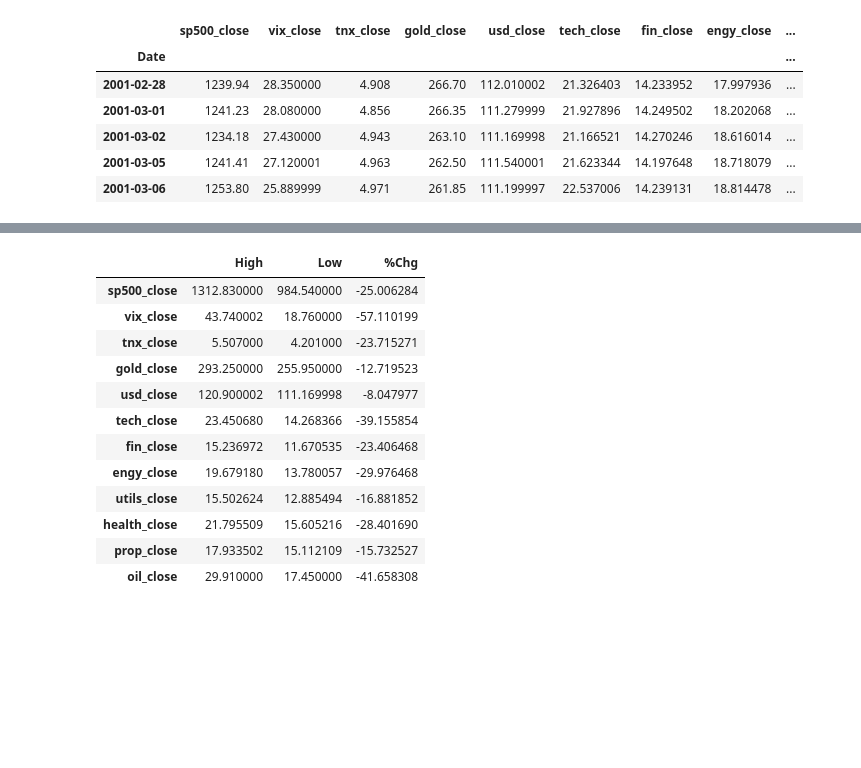
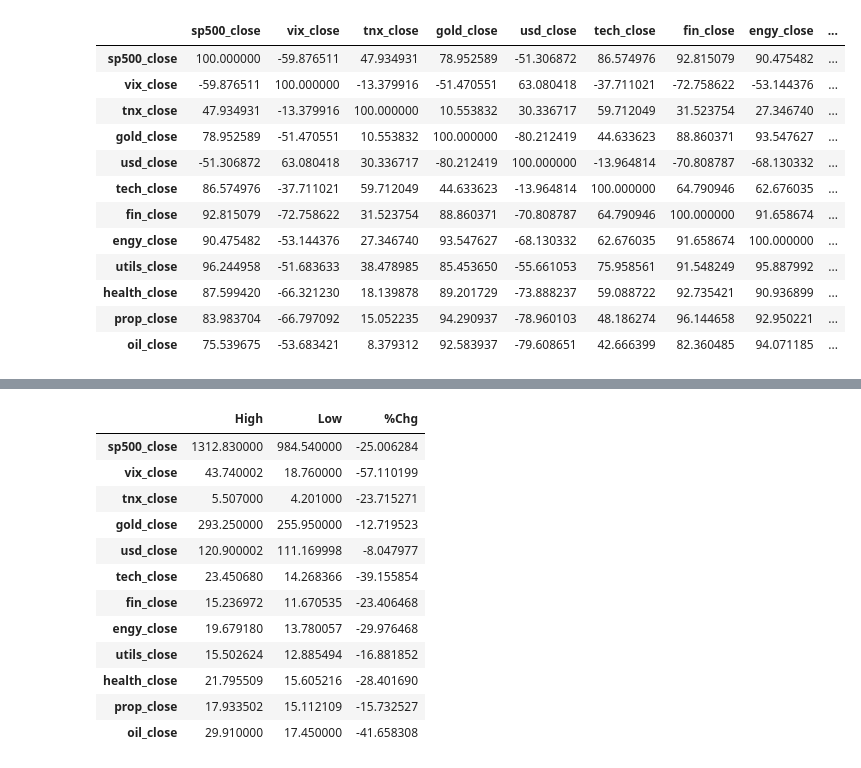
Before and after one commit to ENazginov/Project1, a Jupyter notebook: analyzingdata.ipynb, the cells around one changed output, grey strips where cells are left out. Drawn from its saved outputs; the diff is of its cells as text; code cells hidden in the pictures; blank space fills up the shorter version.

```diff
--- a/analyzingdata.ipynb
+++ b/analyzingdata.ipynb
@@ -57,5 +66,8 @@ df_list_new=df_list.copy()
 # %%
-concat_df=pd.DataFrame(df_list_new)
+#THIS CODE BLOCK: Concatenates individual index level data frames into one dataframe
+#For any changes contact the code owner (Kunal Srinivasan)
+
+#concat_df=pd.DataFrame(df_list_new)
 concat_df=pd.concat(df_list_new,axis=1,join='inner')
 
 concat_df.columns.values[0] ='sp500_close'
@@ -71,13 +83,23 @@ concat_df.columns.values[9] ='health_close'
 concat_df.columns.values[10]='prop_close'
 concat_df.columns.values[11]='oil_close'
 
-concat_df.head()
+#concat_df.head()
-# %% [output]
-|  | sp500_close | vix_close | tnx_close | gold_close | usd_close | tech_close | fin_close | engy_close | ... |
-| Date |  |  |  |  |  |  |  |  | ... |
-| 2001-02-28 | 1239.94 | 28.350000 | 4.908 | 266.70 | 112.010002 | 21.326403 | 14.233952 | 17.997936 | ... |
-| 2001-03-01 | 1241.23 | 28.080000 | 4.856 | 266.35 | 111.279999 | 21.927896 | 14.249502 | 18.202068 | ... |
-| 2001-03-02 | 1234.18 | 27.430000 | 4.943 | 263.10 | 111.169998 | 21.166521 | 14.270246 | 18.616014 | ... |
-| 2001-03-05 | 1241.41 | 27.120001 | 4.963 | 262.50 | 111.540001 | 21.623344 | 14.197648 | 18.718079 | ... |
-| 2001-03-06 | 1253.80 | 25.889999 | 4.971 | 261.85 | 111.199997 | 22.537006 | 14.239131 | 18.814478 | ... |
+# %%
+#THIS CODE BLOCK: Creates a correlation matrix for all the data supplied in step 1
+matrix=concat_df.corr()*100
+matrix
+# %% [output]
+|  | sp500_close | vix_close | tnx_close | gold_close | usd_close | tech_close | fin_close | engy_close | ... |
+| sp500_close | 100.000000 | -59.876511 | 47.934931 | 78.952589 | -51.306872 | 86.574976 | 92.815079 | 90.475482 | ... |
+| vix_close | -59.876511 | 100.000000 | -13.379916 | -51.470551 | 63.080418 | -37.711021 | -72.758622 | -53.144376 | ... |
+| tnx_close | 47.934931 | -13.379916 | 100.000000 | 10.553832 | 30.336717 | 59.712049 | 31.523754 | 27.346740 | ... |
+| gold_close | 78.952589 | -51.470551 | 10.553832 | 100.000000 | -80.212419 | 44.633623 | 88.860371 | 93.547627 | ... |
+| usd_close | -51.306872 | 63.080418 | 30.336717 | -80.212419 | 100.000000 | -13.964814 | -70.808787 | -68.130332 | ... |
+| tech_close | 86.574976 | -37.711021 | 59.712049 | 44.633623 | -13.964814 | 100.000000 | 64.790946 | 62.676035 | ... |
+| fin_close | 92.815079 | -72.758622 | 31.523754 | 88.860371 | -70.808787 | 64.790946 | 100.000000 | 91.658674 | ... |
+| engy_close | 90.475482 | -53.144376 | 27.346740 | 93.547627 | -68.130332 | 62.676035 | 91.658674 | 100.000000 | ... |
+| utils_close | 96.244958 | -51.683633 | 38.478985 | 85.453650 | -55.661053 | 75.958561 | 91.548249 | 95.887992 | ... |
+| health_close | 87.599420 | -66.321230 | 18.139878 | 89.201729 | -73.888237 | 59.088722 | 92.735421 | 90.936899 | ... |
+| prop_close | 83.983704 | -66.797092 | 15.052235 | 94.290937 | -78.960103 | 48.186274 | 96.144658 | 92.950221 | ... |
+| oil_close | 75.539675 | -53.683421 | 8.379312 | 92.583937 | -79.608651 | 42.666399 | 82.360485 | 94.071185 | ... |
 # %%
```
Also changed, not shown: parts of 8 cells of this notebook, 6 other files.
